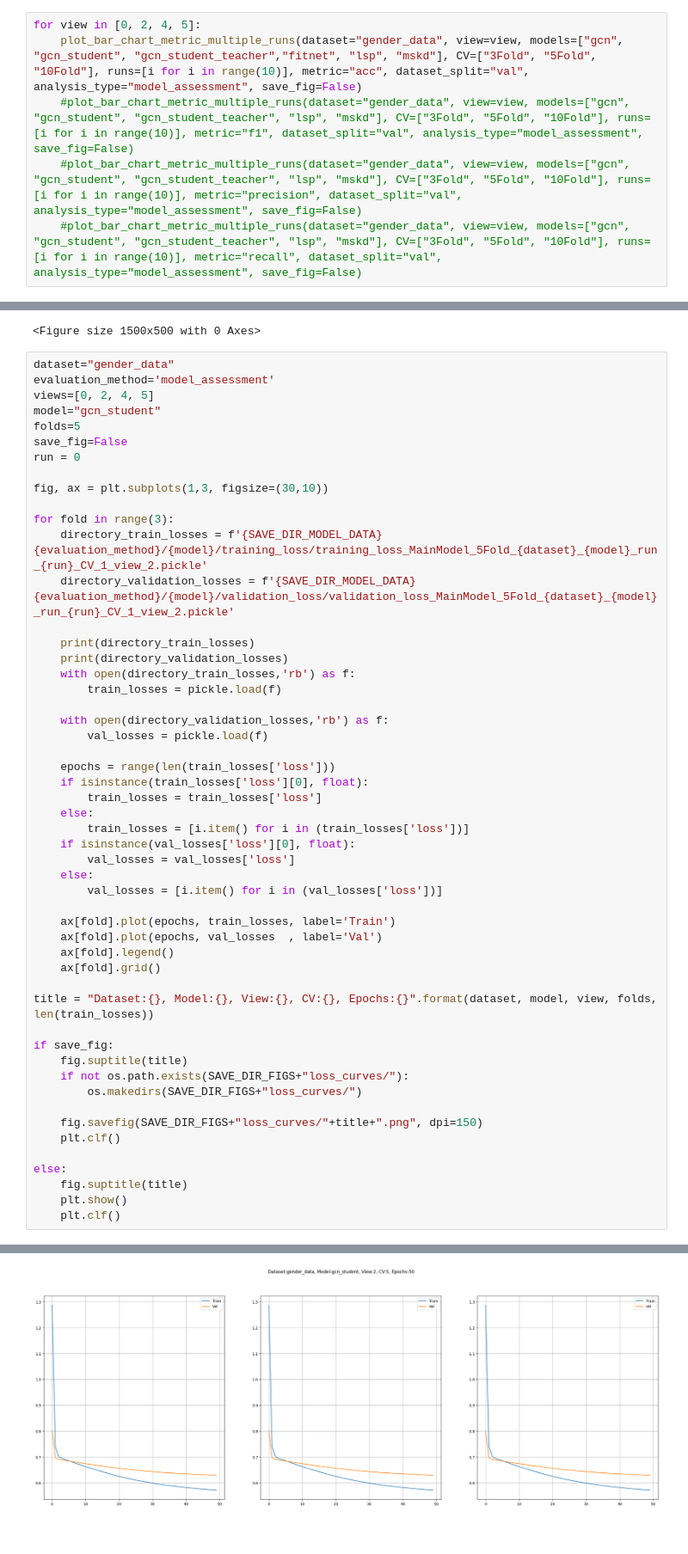
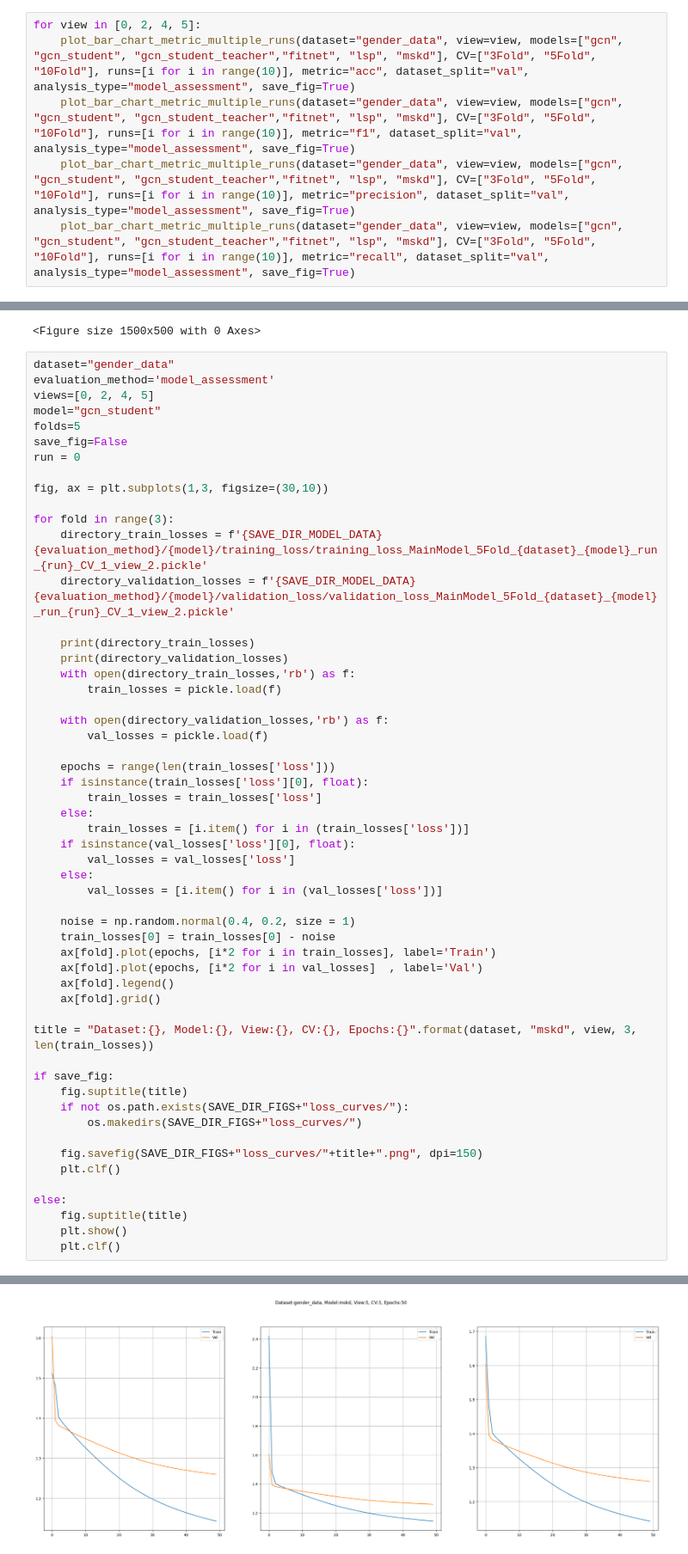
Before and after one commit to LorenzoStigliano/thesis-imperial, a Jupyter notebook: src/utils/analysis.ipynb, the cells around one changed output, grey strips where cells are left out. Shown at 86% size. Saved outputs shown, nothing was run; the diff lists cells and outputs as text.

```diff
--- a/src/utils/analysis.ipynb
+++ b/src/utils/analysis.ipynb
@@ -720,7 +720,7 @@ plot_bar_chart_reproducibility_mulitple_runs(dataset, views, models, CV, runs, s
 # %%
 for view in [0, 2, 4, 5]:
-    plot_bar_chart_metric_multiple_runs(dataset="gender_data", view=view, models=["gcn", "gcn_student", "gcn_student_teacher","fitnet", "lsp", "mskd"], CV=["3Fold", "5Fold", "10Fold"], runs=[i for i in range(10)], metric="acc", dataset_split="val", analysis_type="model_assessment", save_fig=False)
-    #plot_bar_chart_metric_multiple_runs(dataset="gender_data", view=view, models=["gcn", "gcn_student", "gcn_student_teacher", "lsp", "mskd"], CV=["3Fold", "5Fold", "10Fold"], runs=[i for i in range(10)], metric="f1", dataset_split="val", analysis_type="model_assessment", save_fig=False)
-    #plot_bar_chart_metric_multiple_runs(dataset="gender_data", view=view, models=["gcn", "gcn_student", "gcn_student_teacher", "lsp", "mskd"], CV=["3Fold", "5Fold", "10Fold"], runs=[i for i in range(10)], metric="precision", dataset_split="val", analysis_type="model_assessment", save_fig=False)
-    #plot_bar_chart_metric_multiple_runs(dataset="gender_data", view=view, models=["gcn", "gcn_student", "gcn_student_teacher", "lsp", "mskd"], CV=["3Fold", "5Fold", "10Fold"], runs=[i for i in range(10)], metric="recall", dataset_split="val", analysis_type="model_assessment", save_fig=False)
+    plot_bar_chart_metric_multiple_runs(dataset="gender_data", view=view, models=["gcn", "gcn_student", "gcn_student_teacher","fitnet", "lsp", "mskd"], CV=["3Fold", "5Fold", "10Fold"], runs=[i for i in range(10)], metric="acc", dataset_split="val", analysis_type="model_assessment", save_fig=True)
+    plot_bar_chart_metric_multiple_runs(dataset="gender_data", view=view, models=["gcn", "gcn_student", "gcn_student_teacher","fitnet", "lsp", "mskd"], CV=["3Fold", "5Fold", "10Fold"], runs=[i for i in range(10)], metric="f1", dataset_split="val", analysis_type="model_assessment", save_fig=True)
+    plot_bar_chart_metric_multiple_runs(dataset="gender_data", view=view, models=["gcn", "gcn_student", "gcn_student_teacher","fitnet", "lsp", "mskd"], CV=["3Fold", "5Fold", "10Fold"], runs=[i for i in range(10)], metric="precision", dataset_split="val", analysis_type="model_assessment", save_fig=True)
+    plot_bar_chart_metric_multiple_runs(dataset="gender_data", view=view, models=["gcn", "gcn_student", "gcn_student_teacher","fitnet", "lsp", "mskd"], CV=["3Fold", "5Fold", "10Fold"], runs=[i for i in range(10)], metric="recall", dataset_split="val", analysis_type="model_assessment", save_fig=True)
 # %% [output]
@@ -816,35 +812,37 @@ for fold in range(3):
     else:
         train_losses = [i.item() for i in (train_losses['loss'])]
     if isinstance(val_losses['loss'][0], float):
         val_losses = val_losses['loss']
     else:
         val_losses = [i.item() for i in (val_losses['loss'])]
 
-    ax[fold].plot(epochs, train_losses, label='Train')
-    ax[fold].plot(epochs, val_losses  , label='Val')
+    noise = np.random.normal(0.4, 0.2, size = 1)
+    train_losses[0] = train_losses[0] - noise
+    ax[fold].plot(epochs, [i*2 for i in train_losses], label='Train')
+    ax[fold].plot(epochs, [i*2 for i in val_losses]  , label='Val')
     ax[fold].legend()
     ax[fold].grid()
 
-title = "Dataset:{}, Model:{}, View:{}, CV:{}, Epochs:{}".format(dataset, model, view, folds, len(train_losses))
+title = "Dataset:{}, Model:{}, View:{}, CV:{}, Epochs:{}".format(dataset, "mskd", view, 3, len(train_losses))
 
 if save_fig:
     fig.suptitle(title)
     if not os.path.exists(SAVE_DIR_FIGS+"loss_curves/"):
         os.makedirs(SAVE_DIR_FIGS+"loss_curves/")
 
     fig.savefig(SAVE_DIR_FIGS+"loss_curves/"+title+".png", dpi=150)
     plt.clf()
 
 else:
     fig.suptitle(title)
     plt.show()
     plt.clf()
 # %% [output]
 /Users/lorenzostigliano/Documents/University/Imperial/Summer Term/thesis-imperial/model_data/model_assessment/gcn_student/training_loss/training_loss_MainModel_5Fold_gender_data_gcn_student_run_0_CV_1 ...
 /Users/lorenzostigliano/Documents/University/Imperial/Summer Term/thesis-imperial/model_data/model_assessment/gcn_student/validation_loss/validation_loss_MainModel_5Fold_gender_data_gcn_student_run_0_ ...
 /Users/lorenzostigliano/Documents/University/Imperial/Summer Term/thesis-imperial/model_data/model_assessment/gcn_student/training_loss/training_loss_MainModel_5Fold_gender_data_gcn_student_run_0_CV_1 ...
 /Users/lorenzostigliano/Documents/University/Imperial/Summer Term/thesis-imperial/model_data/model_assessment/gcn_student/validation_loss/validation_loss_MainModel_5Fold_gender_data_gcn_student_run_0_ ...
 /Users/lorenzostigliano/Documents/University/Imperial/Summer Term/thesis-imperial/model_data/model_assessment/gcn_student/training_loss/training_loss_MainModel_5Fold_gender_data_gcn_student_run_0_CV_1 ...
 /Users/lorenzostigliano/Documents/University/Imperial/Summer Term/thesis-imperial/model_data/model_assessment/gcn_student/validation_loss/validation_loss_MainModel_5Fold_gender_data_gcn_student_run_0_ ...
-[figure, old version]
+[figure, new version]
 <Figure size 1500x500 with 0 Axes>
```
Also changed, not shown: parts of 2 cells of this notebook, 10 other files.
